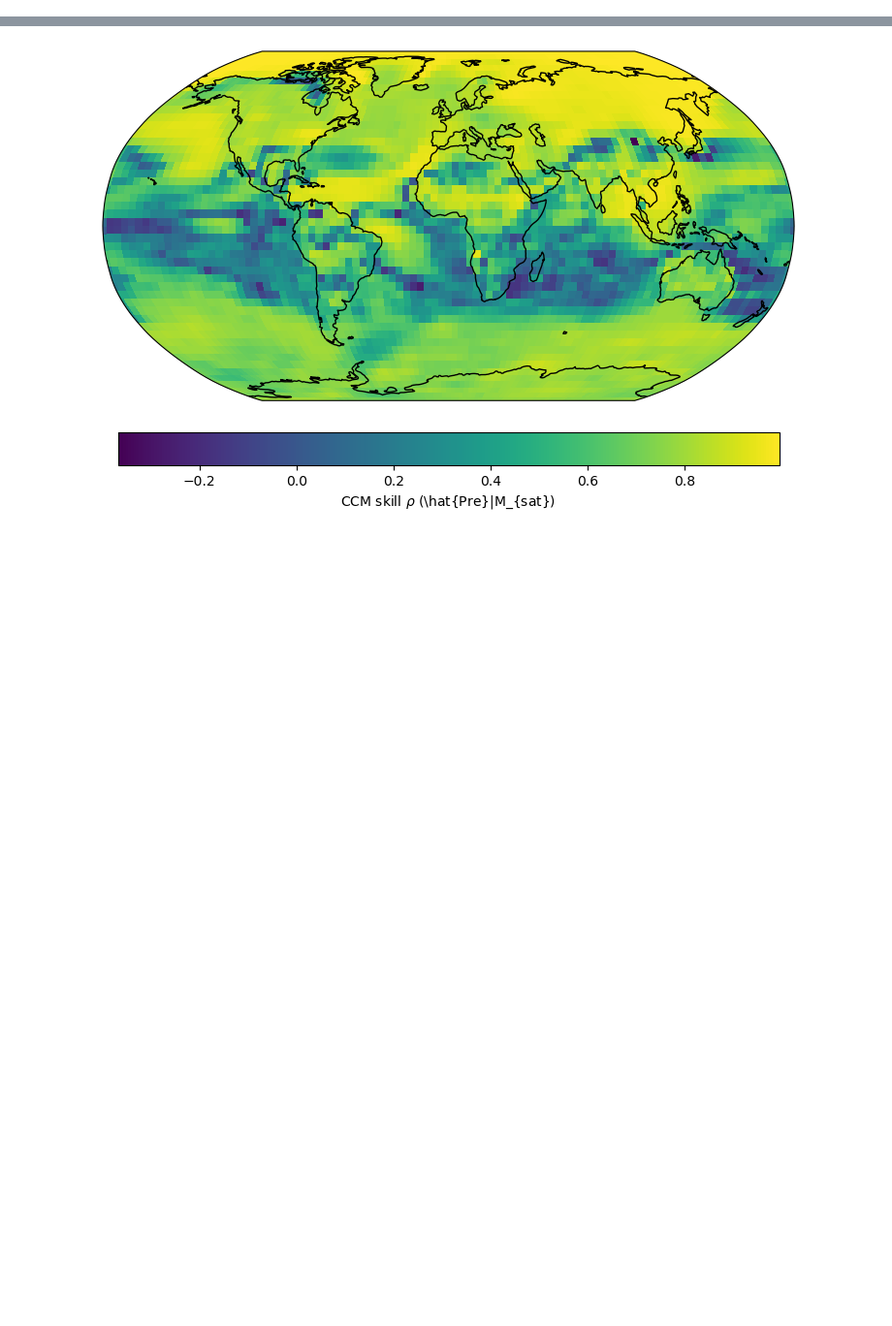
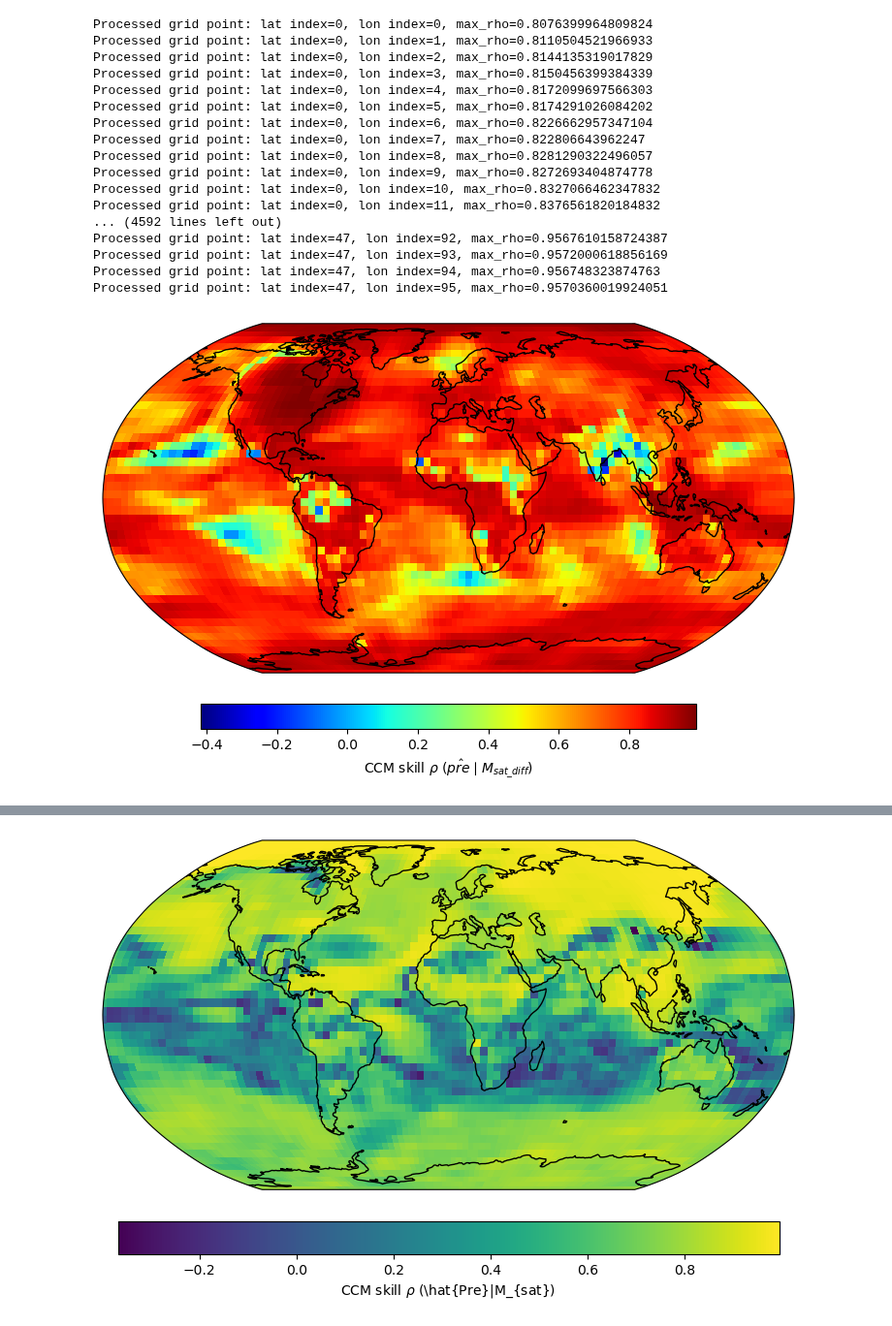
Before and after one commit to Peisong-Zheng/Inso_LGMR, a Jupyter notebook: pre_TraCE_ccm.ipynb, the cells around one changed output, grey strips where cells are left out. Shown at 97% size. Drawn from its saved outputs; the diff is of its cells as text; code cells hidden in the pictures; blank space fills up the shorter version.

```diff
--- a/pre_TraCE_ccm.ipynb
+++ b/pre_TraCE_ccm.ipynb
@@ -0,0 +1,53 @@
+# %%
+
+import xarray as xr
+import pandas as pd
+import numpy as np
+
+
+ds_sat_trace_all_diff = xr.open_dataset('TraCE_data/ds_sat_trace_all_diff.nc')
+ds_sat_trace_fwf_diff = xr.open_dataset('TraCE_data/ds_sat_trace_fwf_diff.nc')
+ds_sat_trace_ghg_diff = xr.open_dataset('TraCE_data/ds_sat_trace_ghg_diff.nc')
+ds_sat_trace_orb_diff = xr.open_dataset('TraCE_data/ds_sat_trace_orb_diff.nc')
+df_pre = pd.read_csv(r"D:\VScode\Inso_LGMR\inso_data\pre.csv")
+
+
+import warnings
+warnings.filterwarnings("ignore", category=FutureWarning)
+# %%
+df_pre_TraCE = df_pre.copy()
+# crop the df_pre_all to the same time period as ds_sat_trace_all_diff
+df_pre_TraCE = df_pre_TraCE[(df_pre_TraCE['age'] >= ds_sat_trace_all_diff.age[0].values) &
+                         (df_pre_TraCE['age'] <= ds_sat_trace_all_diff.age[-1].values)]
+
+
+from toolbox import ccm_map as cm
+import importlib
+importlib.reload(cm)
+
+TraCE_all_rho_map_sat_diff_xmap_pre=cm.cal_raw_ccm_map(ds_sat_trace_all_diff, df_pre_TraCE, column_name='sat_diff', E=5, tau=-4, Tp=0,libSizes = "10 20 30 40 50 60 70", sample=20, random=True,v_range='auto',show_plot=True, dpi=100)
+
+
+import pickle
+
+with open('output/TraCE_all_rho_map_sat_diff_xmap_pre.pkl', 'wb') as f:
+    pickle.dump(TraCE_all_rho_map_sat_diff_xmap_pre, f)
+# %% [output]
+Processed grid point: lat index=0, lon index=0, max_rho=0.8076399964809824
+Processed grid point: lat index=0, lon index=1, max_rho=0.8110504521966933
+Processed grid point: lat index=0, lon index=2, max_rho=0.8144135319017829
+Processed grid point: lat index=0, lon index=3, max_rho=0.8150456399384339
+Processed grid point: lat index=0, lon index=4, max_rho=0.8172099697566303
+Processed grid point: lat index=0, lon index=5, max_rho=0.8174291026084202
+Processed grid point: lat index=0, lon index=6, max_rho=0.8226662957347104
+Processed grid point: lat index=0, lon index=7, max_rho=0.822806643962247
+Processed grid point: lat index=0, lon index=8, max_rho=0.8281290322496057
+Processed grid point: lat index=0, lon index=9, max_rho=0.8272693404874778
+Processed grid point: lat index=0, lon index=10, max_rho=0.8327066462347832
+Processed grid point: lat index=0, lon index=11, max_rho=0.8376561820184832
+... (4592 lines left out)
+Processed grid point: lat index=47, lon index=92, max_rho=0.9567610158724387
+Processed grid point: lat index=47, lon index=93, max_rho=0.9572000618856169
+Processed grid point: lat index=47, lon index=94, max_rho=0.956748323874763
+Processed grid point: lat index=47, lon index=95, max_rho=0.9570360019924051
+[figure, added]
```
Also changed, not shown: parts of 1 cell of this notebook, 10 other files.
